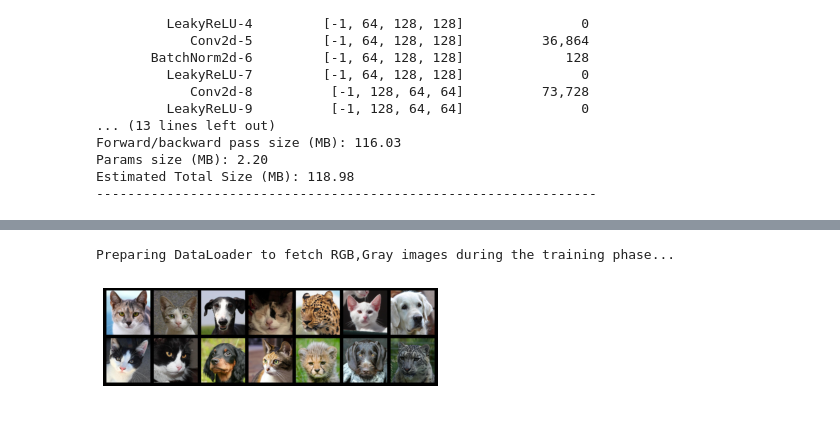
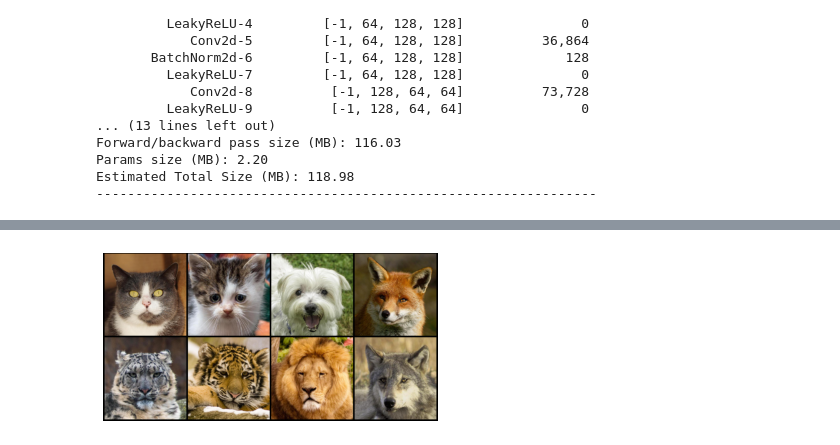
Before and after one commit to jaepoong/Colorization-GAN, a Jupyter notebook: my.ipynb, the cells around one changed output, grey strips where cells are left out. Saved outputs shown, nothing was run; the diff lists cells and outputs as text; code cells hidden in the pictures.

```diff
--- a/my.ipynb
+++ b/my.ipynb
@@ -79,14 +64,17 @@ Preparing DataLoader to fetch RGB,Gray images during the training phase...
 # %%
-loader=get_gray_train_loader("./data/afhq",batch_size=14)
-k=0
-for (img,gray_img) in loader:
-    plt.axis('off')
-    plt.imshow(torchvision.utils.make_grid(img,nrow=7,padding=20,pad_value=0.0,normalize=True).permute(1,2,0))
-    plt.savefig("assets/affq_dataset.png",dpi=300)
-    plt.show()
-    k+=1
-    if k==1:
-        break
+transform=transforms.Compose([transforms.ToTensor(),
+                                transforms.Resize([256,256])
+                              ])
+dataset=DefaultDataset('./data/test',transform=transform)
+loader=data.DataLoader(dataset=dataset,batch_size=8)
+torch_to_image = transforms.Compose([
+    transforms.Normalize(mean=(-1, -1, -1), std=(2, 2, 2)),  # [-1, 1] to [0, 1]
+    transforms.ToPILImage()
+])
+for img in loader:
+  plt.axis('off')
+  plt.imshow(torchvision.utils.make_grid(img,nrow=4,padding=5,pad_value=0.0,normalize=True).permute(1,2,0))
+  plt.savefig("test",dpi=500)
+  plt.show()
 # %% [output]
-Preparing DataLoader to fetch RGB,Gray images during the training phase...
-[figure, old version]
+[figure, new version]
```
Also changed, not shown: parts of 4 cells of this notebook, 15 other files.
